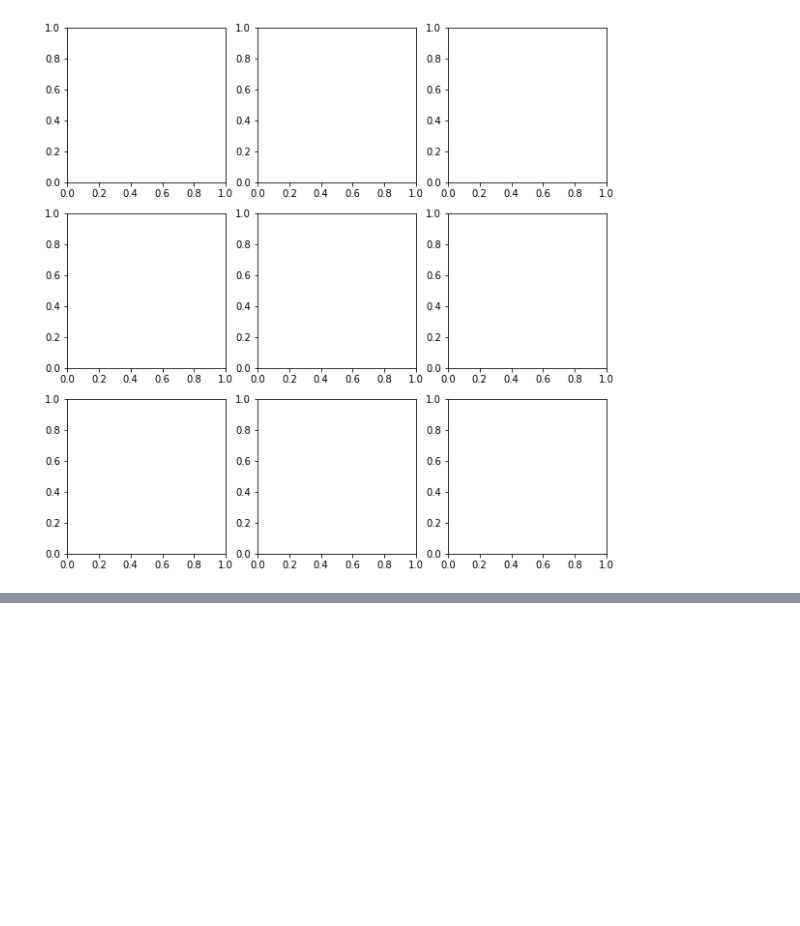
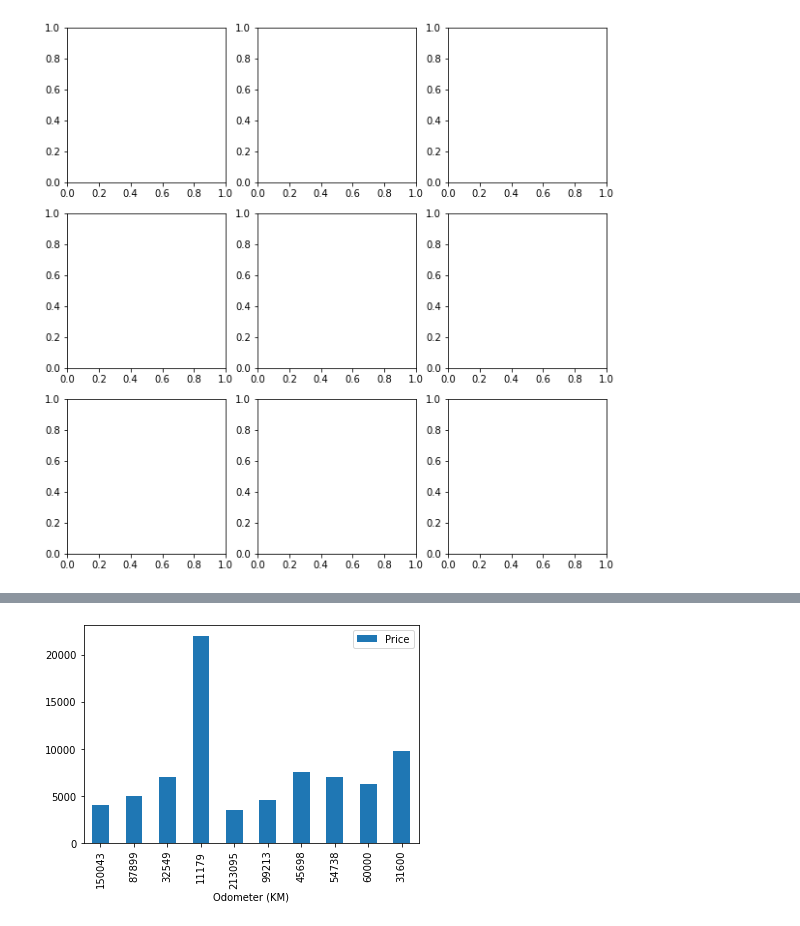
Before and after one commit to Ammar-Raneez/ML_Learning_ZTM, a Jupyter notebook: matplotlib-analysis.ipynb, the cells around one changed output, grey strips where cells are left out. Cells and saved outputs as stored; diff of their text form; code cells hidden in the pictures; blank space fills up the shorter version.

```diff
--- a/matplotlib-analysis.ipynb
+++ b/matplotlib-analysis.ipynb
@@ -124,0 +227,4 @@ ValueError: too many values to unpack (expected 2)
+# %%
+car_sales.plot(x = 'Odometer (KM)', y = 'Price', kind = 'bar');
+# %% [output]
+[figure, added]
```
Also changed, not shown: parts of 17 cells of this notebook.
